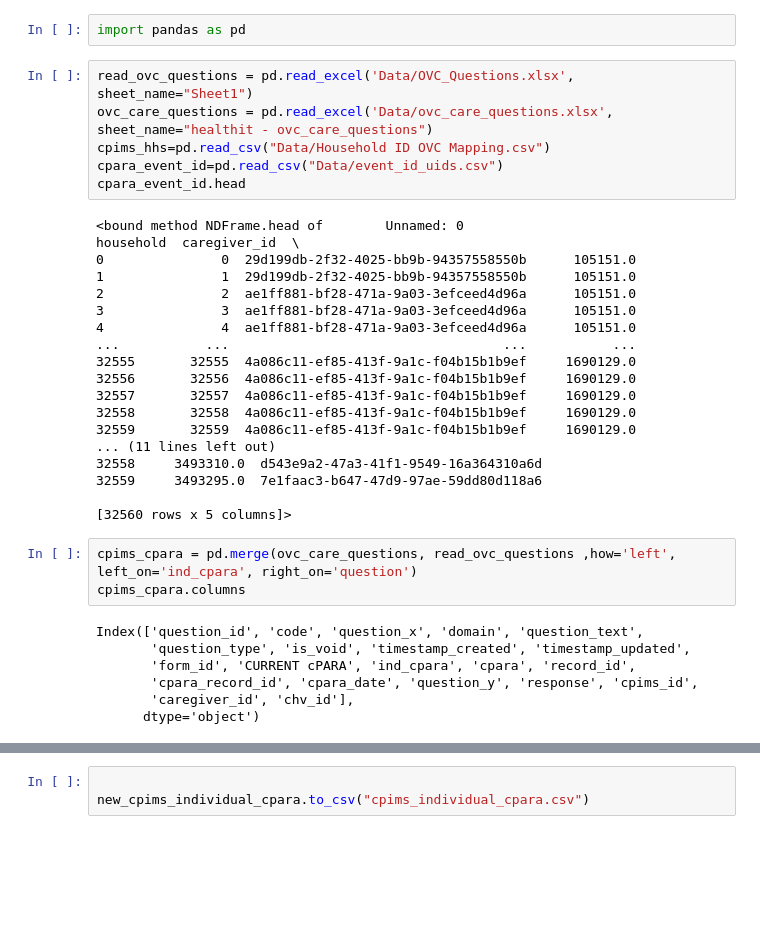
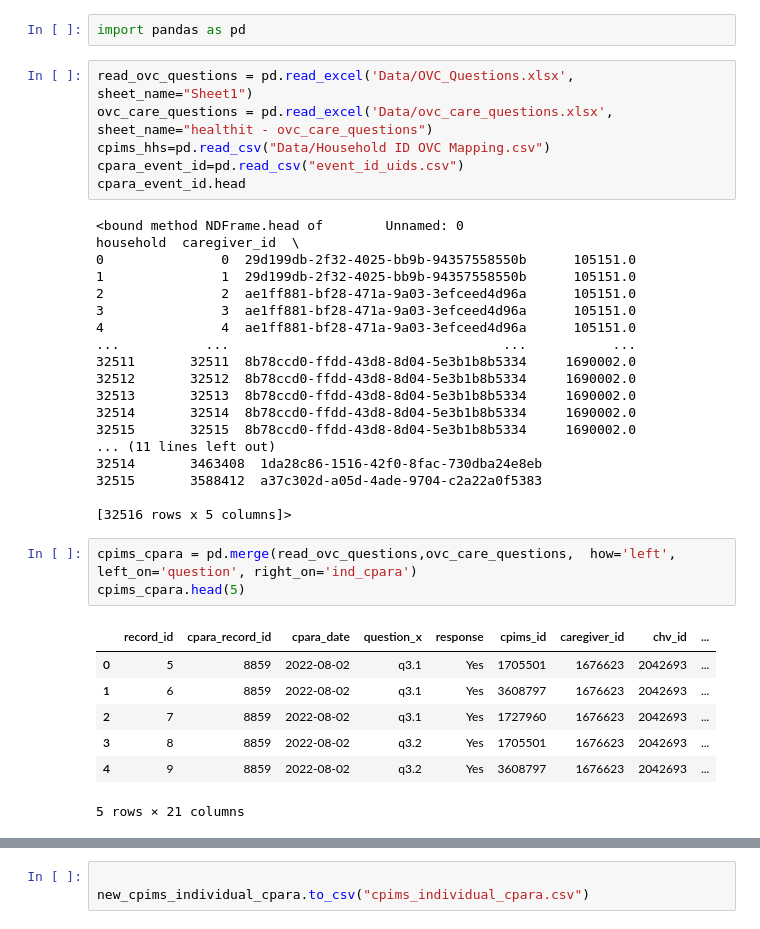
Before and after one commit to bmugwe/Usaid4thechild_data, a Jupyter notebook: individual_cpara.ipynb, the cells around one changed output, grey strips where cells are left out. Saved outputs shown, nothing was run; the diff lists cells and outputs as text; blank space fills up the shorter version.

```diff
--- a/individual_cpara.ipynb
+++ b/individual_cpara.ipynb
@@ -4,7 +4,7 @@ import pandas as pd
 read_ovc_questions = pd.read_excel('Data/OVC_Questions.xlsx', sheet_name="Sheet1")
 ovc_care_questions = pd.read_excel('Data/ovc_care_questions.xlsx', sheet_name="healthit - ovc_care_questions")
 cpims_hhs=pd.read_csv("Data/Household ID OVC Mapping.csv")
-cpara_event_id=pd.read_csv("Data/event_id_uids.csv")
+cpara_event_id=pd.read_csv("event_id_uids.csv")
 cpara_event_id.head
 # %% [output]
 <bound method NDFrame.head of        Unnamed: 0                             household  caregiver_id  \
@@ -14,24 +14,25 @@ cpara_event_id.head
 3               3  ae1ff881-bf28-471a-9a03-3efceed4d96a      105151.0
 4               4  ae1ff881-bf28-471a-9a03-3efceed4d96a      105151.0
 ...           ...                                   ...           ...
-32555       32555  4a086c11-ef85-413f-9a1c-f04b15b1b9ef     1690129.0
-32556       32556  4a086c11-ef85-413f-9a1c-f04b15b1b9ef     1690129.0
-32557       32557  4a086c11-ef85-413f-9a1c-f04b15b1b9ef     1690129.0
-32558       32558  4a086c11-ef85-413f-9a1c-f04b15b1b9ef     1690129.0
-32559       32559  4a086c11-ef85-413f-9a1c-f04b15b1b9ef     1690129.0
+32511       32511  8b78ccd0-ffdd-43d8-8d04-5e3b1b8b5334     1690002.0
+32512       32512  8b78ccd0-ffdd-43d8-8d04-5e3b1b8b5334     1690002.0
+32513       32513  8b78ccd0-ffdd-43d8-8d04-5e3b1b8b5334     1690002.0
+32514       32514  8b78ccd0-ffdd-43d8-8d04-5e3b1b8b5334     1690002.0
+32515       32515  8b78ccd0-ffdd-43d8-8d04-5e3b1b8b5334     1690002.0
 ... (11 lines left out)
-32558     3493310.0  d543e9a2-47a3-41f1-9549-16a364310a6d
-32559     3493295.0  7e1faac3-b647-47d9-97ae-59dd80d118a6
+32514       3463408  1da28c86-1516-42f0-8fac-730dba24e8eb
+32515       3588412  a37c302d-a05d-4ade-9704-c2a22a0f5383
 
-[32560 rows x 5 columns]>
+[32516 rows x 5 columns]>
 # %%
-cpims_cpara = pd.merge(ovc_care_questions, read_ovc_questions ,how='left', left_on='ind_cpara', right_on='question')
-cpims_cpara.columns
+cpims_cpara = pd.merge(read_ovc_questions,ovc_care_questions,  how='left', left_on='question', right_on='ind_cpara')
+cpims_cpara.head(5)
 # %% [output]
+|  | record_id | cpara_record_id | cpara_date | question_x | response | cpims_id | caregiver_id | chv_id | ... |
+| 0 | 5 | 8859 | 2022-08-02 | q3.1 | Yes | 1705501 | 1676623 | 2042693 | ... |
+| 1 | 6 | 8859 | 2022-08-02 | q3.1 | Yes | 3608797 | 1676623 | 2042693 | ... |
+| 2 | 7 | 8859 | 2022-08-02 | q3.1 | Yes | 1727960 | 1676623 | 2042693 | ... |
+| 3 | 8 | 8859 | 2022-08-02 | q3.2 | Yes | 1705501 | 1676623 | 2042693 | ... |
+| 4 | 9 | 8859 | 2022-08-02 | q3.2 | Yes | 3608797 | 1676623 | 2042693 | ... |
-Index(['question_id', 'code', 'question_x', 'domain', 'question_text',
-       'question_type', 'is_void', 'timestamp_created', 'timestamp_updated',
-       'form_id', 'CURRENT cPARA', 'ind_cpara', 'cpara', 'record_id',
-       'cpara_record_id', 'cpara_date', 'question_y', 'response', 'cpims_id',
-       'caregiver_id', 'chv_id'],
-      dtype='object')
+5 rows × 21 columns
 # %%
```
Also changed, not shown: parts of 8 cells of this notebook, 1 other file.
